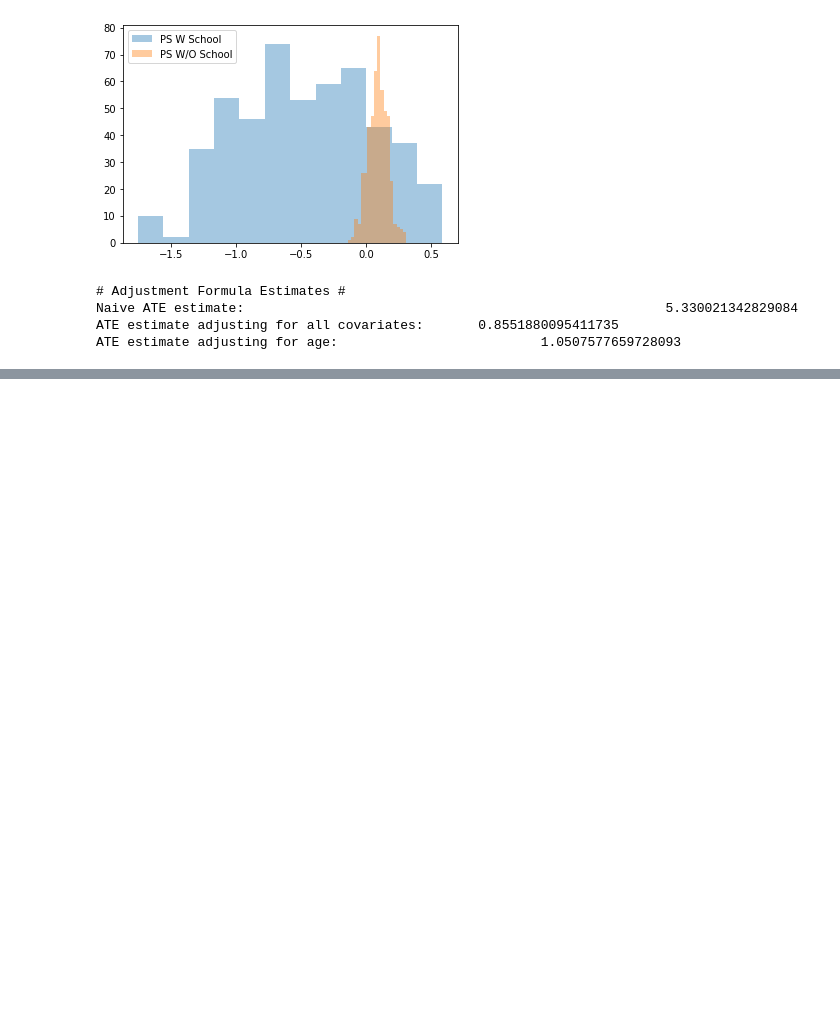
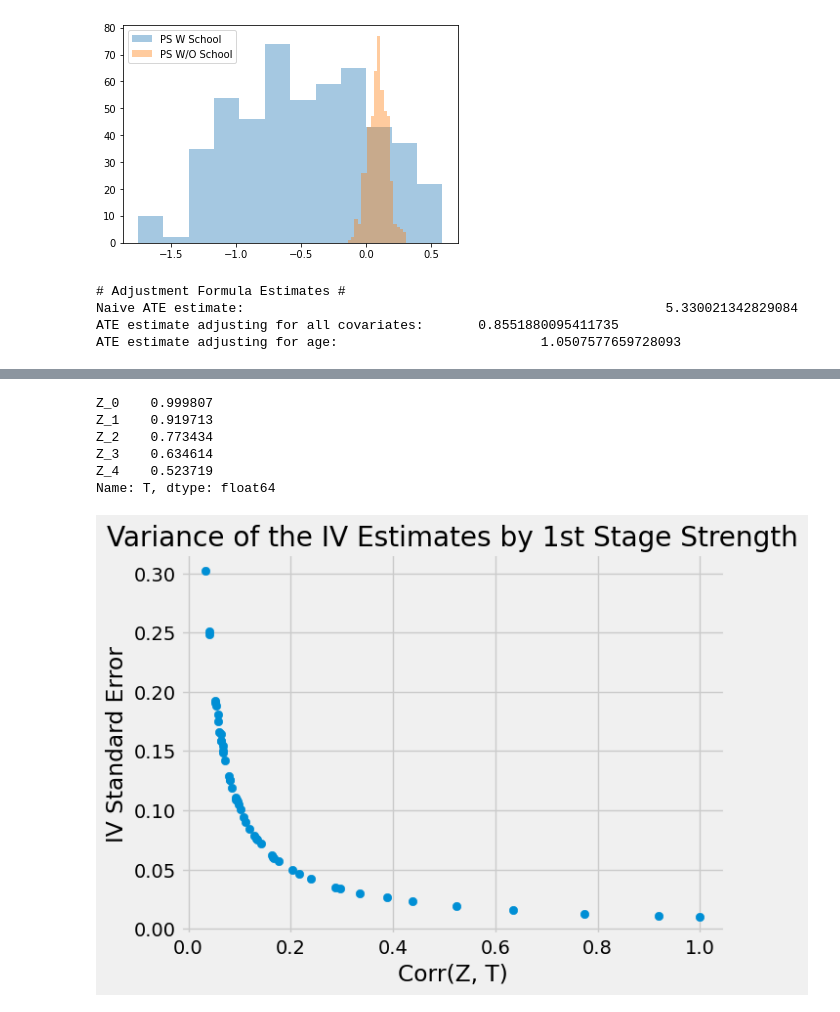
Before and after one commit to vin136/Machine-Learning-Interview-Questions, a Jupyter notebook: nbs/Causal_Inference.ipynb, the cells around one changed output, grey strips where cells are left out. Drawn from its saved outputs; the diff is of its cells as text; code cells hidden in the pictures; blank space fills up the shorter version.

```diff
--- a/nbs/Causal_Inference.ipynb
+++ b/nbs/Causal_Inference.ipynb
@@ -161,0 +199,16 @@ ATE estimate adjusting for age:                          1.0507577659728093
+# %%
+# effect of strength of correlation
+
+np.random.seed(12)
+n = 10000
+X = np.random.normal(0, 2, n) # observable variable
+U = np.random.normal(0, 2, n) # unobservable (omitted) variable
+T = np.random.normal(1 + 0.5*U, 5, n) # treatment
+Y = np.random.normal(2 + X - 0.5*U + 2*T, 5, n) # outcome
+
+stddevs = np.linspace(0.1, 100, 50)
+Zs = {f"Z_{z}": np.random.normal(T, s, n) for z, s in enumerate(stddevs)} # instruments with decreasing \mathrm{Cov}(Z, T)
+
+sim_data = pd.DataFrame(dict(U=U, T=T, Y=Y)).assign(**Zs)
+
+sim_data.head()
@@ -161,0 +223,29 @@ ATE estimate adjusting for age:                          1.0507577659728093
+# %%
+corr = (sim_data.corr()["T"]
+        [lambda d: d.index.str.startswith("Z")])
+
+corr.head()
+# %% [output]
+Z_0    0.999807
+Z_1    0.919713
+Z_2    0.773434
+Z_3    0.634614
+Z_4    0.523719
+Name: T, dtype: float64
+# %%
+se = []
+ate = []
+for z in range(len(Zs)):
+    formula = f'Y ~ 1 + X + [T ~ Z_{z}]'
+    iv = IV2SLS.from_formula(formula, sim_data).fit()
+    se.append(iv.std_errors["T"])
+    ate.append(iv.params["T"])
+# %%
+plot_data = pd.DataFrame(dict(se=se, ate=ate, corr=corr)).sort_values(by="corr")
+
+plt.scatter(plot_data["corr"], plot_data["se"])
+plt.xlabel("Corr(Z, T)")
+plt.ylabel("IV Standard Error");
+plt.title("Variance of the IV Estimates by 1st Stage Strength");
+# %% [output]
+[figure, added]
```
Also changed, not shown: parts of 7 cells of this notebook.
